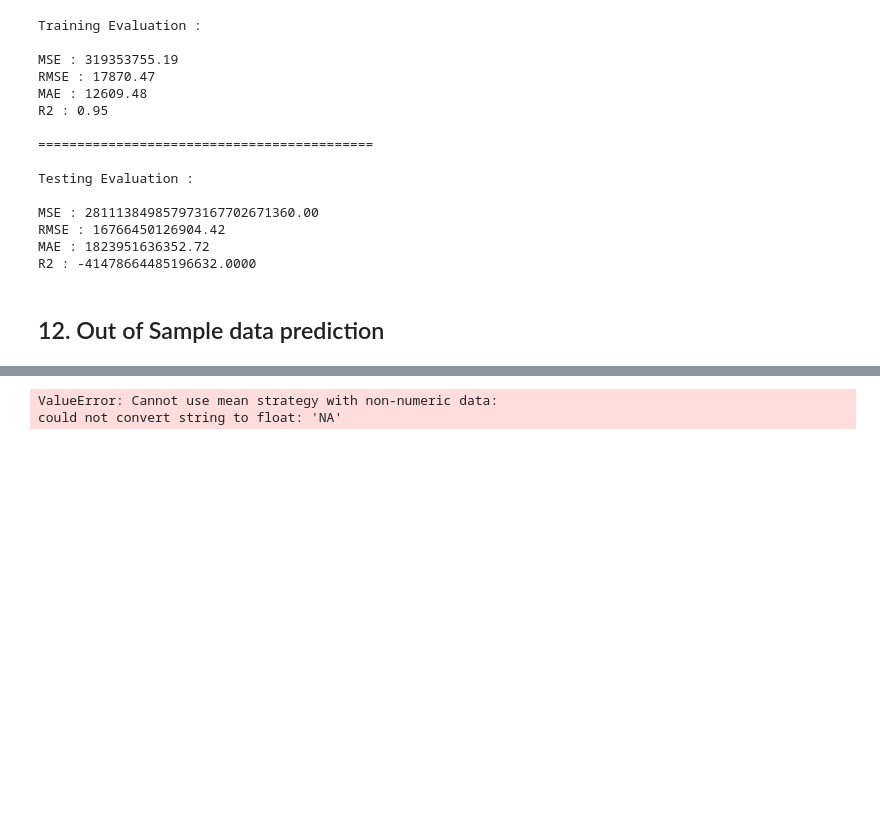
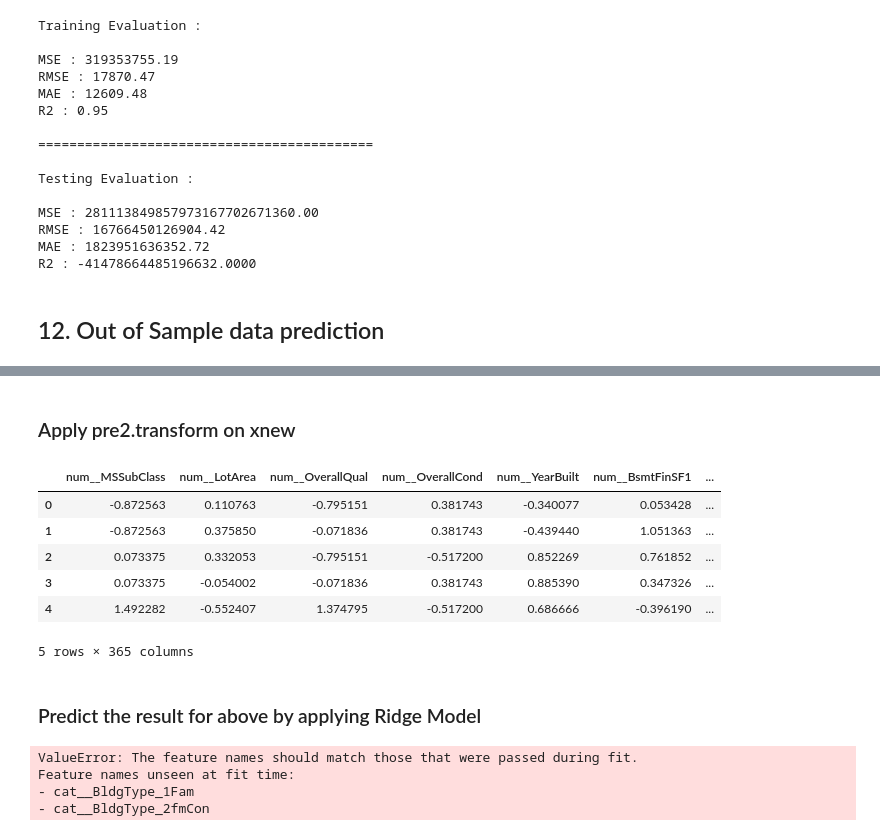
Before and after one commit to DeepikaJ08/ETLHiveML, a Jupyter notebook: Regression Project/Deepika Jain - Regression Project.ipynb, the cells around one changed output, grey strips where cells are left out. Cells and saved outputs as stored; diff of their text form; code cells hidden in the pictures; blank space fills up the shorter version.

```diff
--- a/Regression Project/Deepika Jain - Regression Project.ipynb
+++ b/Regression Project/Deepika Jain - Regression Project.ipynb
@@ -1066,6 +1066,24 @@ xnew.head()
 5 rows × 79 columns
+# %% [markdown]
+### Apply pre2.transform on xnew
 # %%
 xnew_pre = pre2.transform(xnew)
+xnew_pre.head()
 # %% [output]
+|  | num__MSSubClass | num__LotArea | num__OverallQual | num__OverallCond | num__YearBuilt | num__BsmtFinSF1 | ... |
+| 0 | -0.872563 | 0.110763 | -0.795151 | 0.381743 | -0.340077 | 0.053428 | ... |
+| 1 | -0.872563 | 0.375850 | -0.071836 | 0.381743 | -0.439440 | 1.051363 | ... |
+| 2 | 0.073375 | 0.332053 | -0.795151 | -0.517200 | 0.852269 | 0.761852 | ... |
+| 3 | 0.073375 | -0.054002 | -0.071836 | 0.381743 | 0.885390 | 0.347326 | ... |
+| 4 | 1.492282 | -0.552407 | 1.374795 | -0.517200 | 0.686666 | -0.396190 | ... |
-ValueError: Cannot use mean strategy with non-numeric data:
-could not convert string to float: 'NA'
+5 rows × 365 columns
+# %% [markdown]
+### Predict the result for above by applying Ridge Model
+# %%
+preds = best_ridge.predict(xnew_pre)
+preds
+# %% [output]
+ValueError: The feature names should match those that were passed during fit.
+Feature names unseen at fit time:
+- cat__BldgType_1Fam
+- cat__BldgType_2fmCon
```
Also changed, not shown: parts of 2 cells of this notebook, 1 other file.
